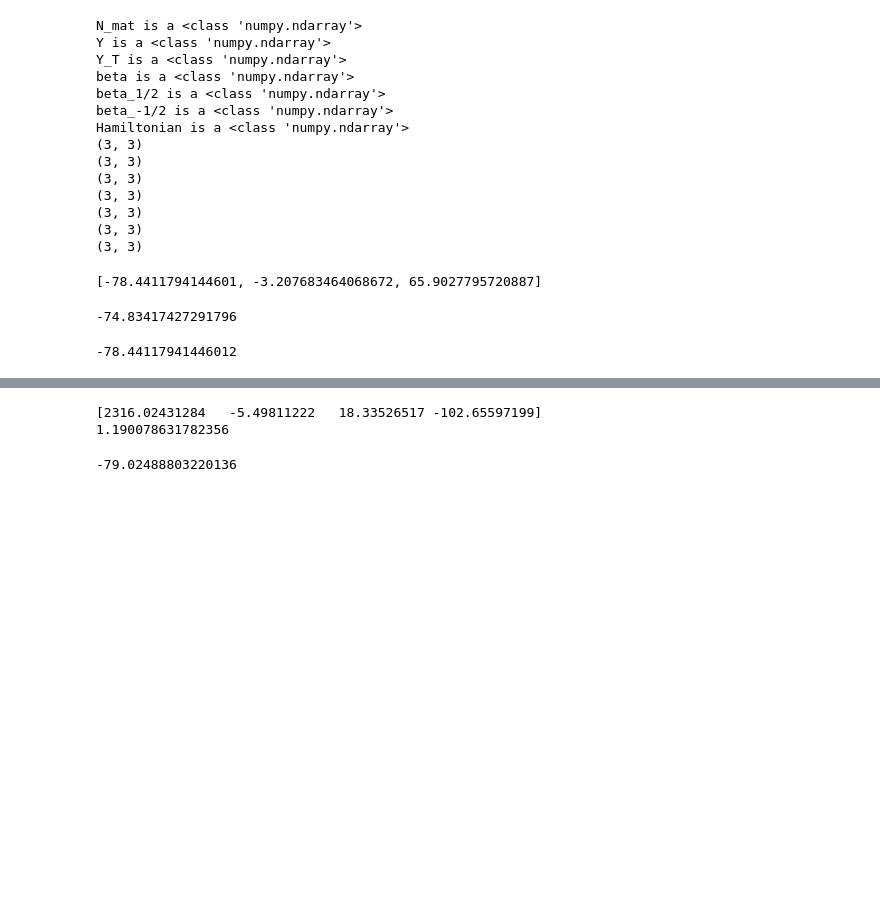
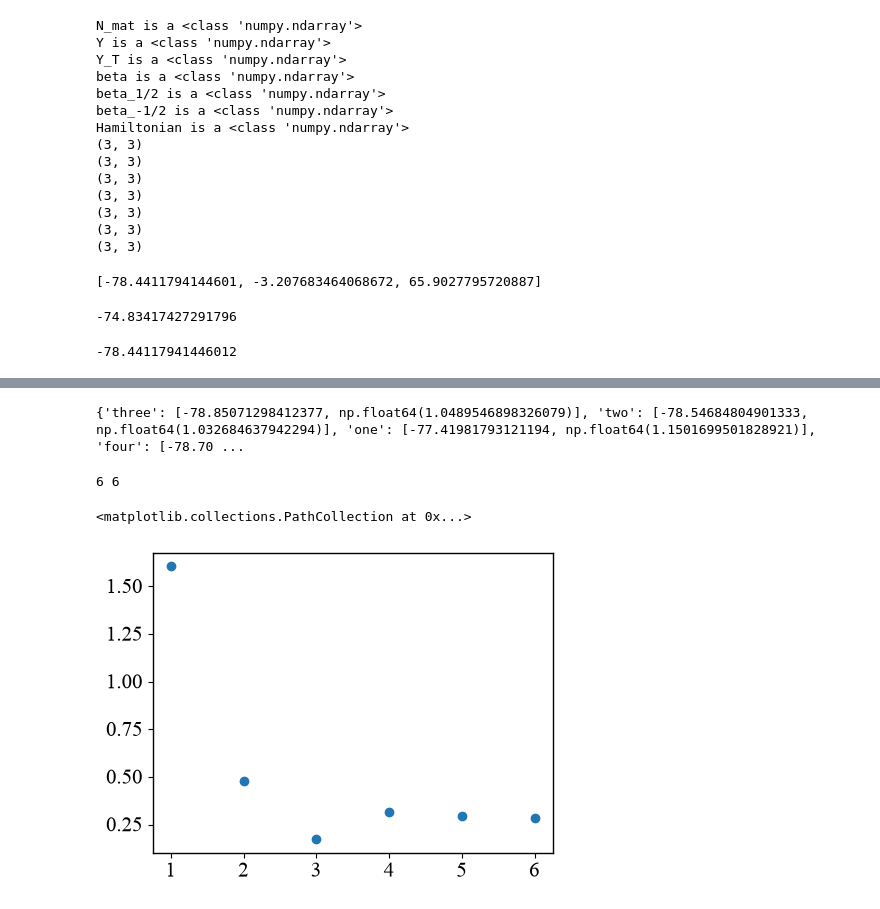
Before and after one commit to ruthhodgson/3particle_project, a Jupyter notebook: notebooks/milestone_nb.ipynb, the cells around one changed output, grey strips where cells are left out. Cells and saved outputs as stored; diff of their text form; code cells hidden in the pictures; blank space fills up the shorter version.

```diff
--- a/notebooks/milestone_nb.ipynb
+++ b/notebooks/milestone_nb.ipynb
@@ -535,20 +571,19 @@ ax_kappa.legend()
-# %%
-print(popt)
-
-def model_function(x, *params):
-    return params[0]*np.exp(params[1]*x)+params[2]*x+params[3]
-
-def deriv(x, *popt):
-    return popt[0]*popt[1]*np.exp(popt[1]*[x]) + popt[2]*x
-
-A,B,C,D = popt
-
-minim = np.log((-C)/(A*B) ) / B
-print(minim)
-# %% [output]
-[2316.02431284   -5.49811222   18.33526517 -102.65597199]
-1.190078631782356
-# %%
-print(correct_energy)
-# %% [output]
--79.02488803220136
+# %%
+print(results)
+# %% [output]
+{'three': [-78.85071298412377, np.float64(1.0489546898326079)], 'two': [-78.54684804901333, np.float64(1.032684637942294)], 'one': [-77.41981793121194, np.float64(1.1501699501828921)], 'four': [-78.70 ...
+# %%
+fig2, ax2 = plt.subplots(figsize=((4,3)))
+ax2.set_visible = False
+ax_diff = fig2.add_axes((0,0,1,1))
+
+print(len(states_ints), len(results))
+difference = []
+
+for key, value in results.items():
+    difference.append(abs(correct_energy - value[0]))
+ax_diff.scatter(states_ints, difference)
+# %% [output]
+6 6
+<matplotlib.collections.PathCollection at 0x...>
+[figure, added]
```
Also changed, not shown: parts of 6 cells of this notebook.
